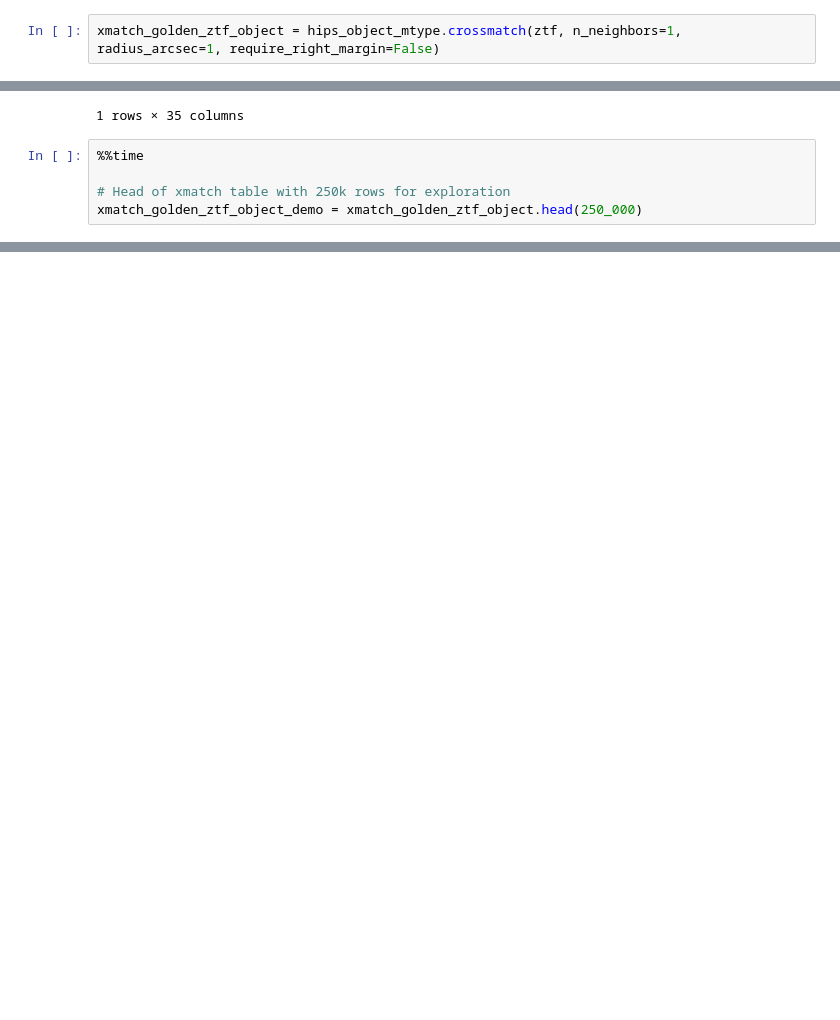
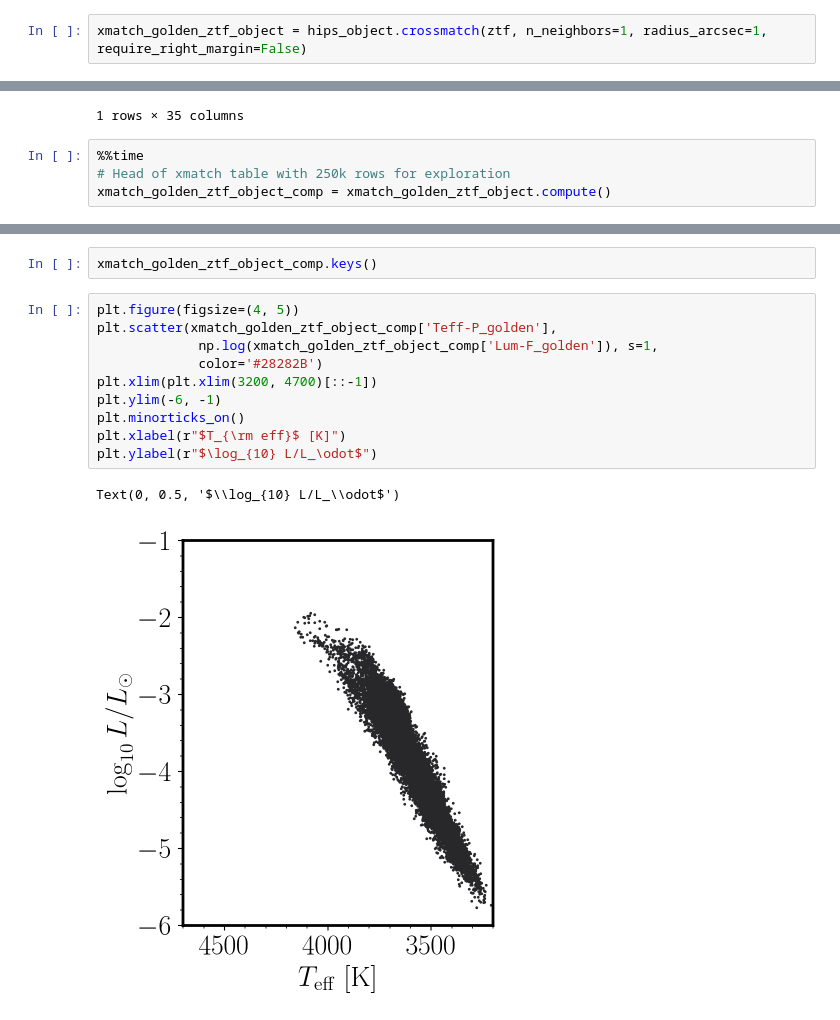
Before and after one commit to lincc-frameworks/MWGaia-DN_Introductory_School, a Jupyter notebook: vizier_LSDB_demo.ipynb, the cells around one changed output, grey strips where cells are left out. Saved outputs shown, nothing was run; the diff lists cells and outputs as text; blank space fills up the shorter version.

```diff
--- a/vizier_LSDB_demo.ipynb
+++ b/vizier_LSDB_demo.ipynb
@@ -170,7 +172,7 @@ Dask Name: read_parquet_file_to_pandas, 1 graph layer
 # %% [markdown]
 ## Crossmatch
 # %%
-xmatch_golden_ztf_object = hips_object_mtype.crossmatch(ztf, n_neighbors=1, radius_arcsec=1, require_right_margin=False)
+xmatch_golden_ztf_object = hips_object.crossmatch(ztf, n_neighbors=1, radius_arcsec=1, require_right_margin=False)
 # %%
 xmatch_golden_ztf_object.head(1)
 # %% [output]
@@ -180,7 +182,6 @@ xmatch_golden_ztf_object.head(1)
 1 rows × 35 columns
 # %%
 %%time
-
 # Head of xmatch table with 250k rows for exploration
-xmatch_golden_ztf_object_demo = xmatch_golden_ztf_object.head(250_000)
+xmatch_golden_ztf_object_comp = xmatch_golden_ztf_object.compute()
 # %% [output]
@@ -188,3 +201,18 @@ KeyboardInterrupt:
+# %%
+xmatch_golden_ztf_object_comp.keys()
+# %%
+plt.figure(figsize=(4, 5))
+plt.scatter(xmatch_golden_ztf_object_comp['Teff-P_golden'],
+             np.log(xmatch_golden_ztf_object_comp['Lum-F_golden']), s=1,
+             color='#28282B')
+plt.xlim(plt.xlim(3200, 4700)[::-1])
+plt.ylim(-6, -1)
+plt.minorticks_on()
+plt.xlabel(r"$T_{\rm eff}$ [K]")
+plt.ylabel(r"$\log_{10} L/L_\odot$")
+# %% [output]
+Text(0, 0.5, '$\\log_{10} L/L_\\odot$')
+[figure, added]
 # %%
 %%time
 # sync source catalog data to object (xmatched) object
```
Also changed, not shown: parts of 25 cells of this notebook.
